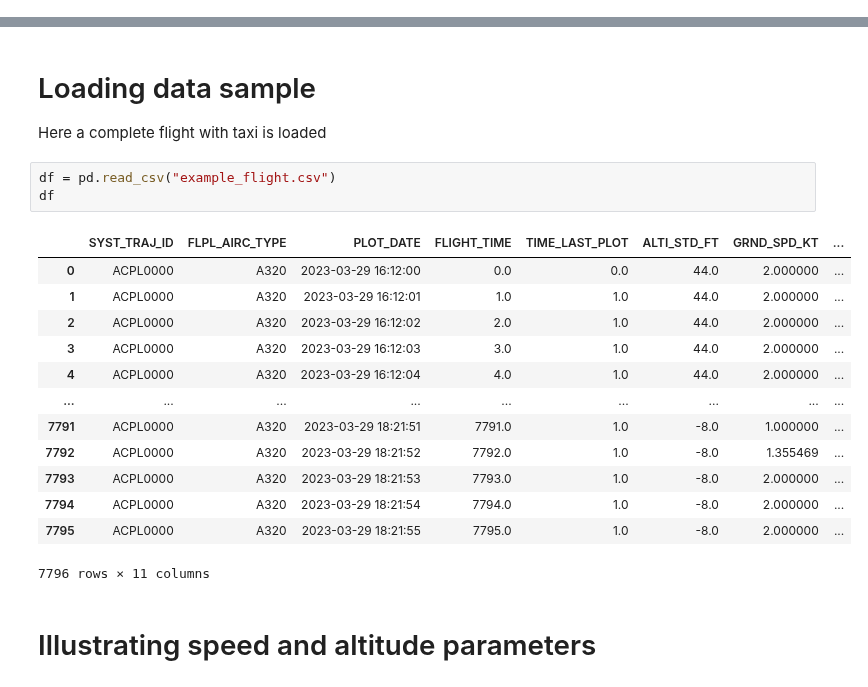
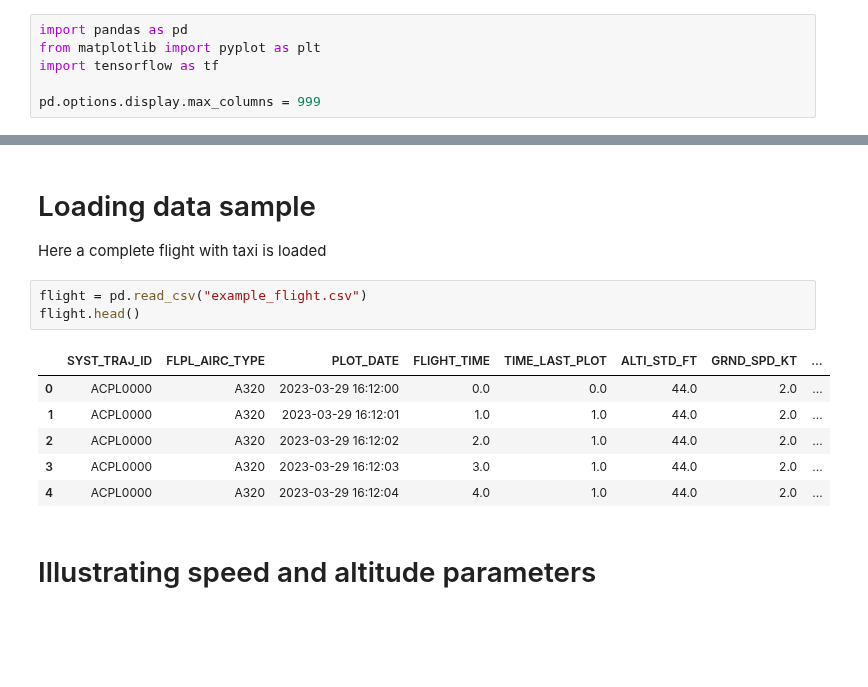
Before and after one commit to DGAC/Acropole, a Jupyter notebook: examples/examples.ipynb, the cells around one changed output, grey strips where cells are left out. Drawn from its saved outputs; the diff is of its cells as text; blank space fills up the shorter version.

Commit message:
remove intermediate flight columns, update example

```diff
--- a/examples/examples.ipynb
+++ b/examples/examples.ipynb
@@ -64,0 +1,6 @@ cols_out = [
+# %%
+import pandas as pd
+from matplotlib import pyplot as plt
+import tensorflow as tf
+
+pd.options.display.max_columns = 999
@@ -66,21 +15,14 @@ cols_out = [
 # Loading data sample
 Here a complete flight with taxi is loaded
 # %%
-df = pd.read_csv("example_flight.csv")
-df
+flight = pd.read_csv("example_flight.csv")
+flight.head()
 # %% [output]
 |  | SYST_TRAJ_ID | FLPL_AIRC_TYPE | PLOT_DATE | FLIGHT_TIME | TIME_LAST_PLOT | ALTI_STD_FT | GRND_SPD_KT | ... |
-| 0 | ACPL0000 | A320 | 2023-03-29 16:12:00 | 0.0 | 0.0 | 44.0 | 2.000000 | ... |
-| 1 | ACPL0000 | A320 | 2023-03-29 16:12:01 | 1.0 | 1.0 | 44.0 | 2.000000 | ... |
-| 2 | ACPL0000 | A320 | 2023-03-29 16:12:02 | 2.0 | 1.0 | 44.0 | 2.000000 | ... |
-| 3 | ACPL0000 | A320 | 2023-03-29 16:12:03 | 3.0 | 1.0 | 44.0 | 2.000000 | ... |
-| 4 | ACPL0000 | A320 | 2023-03-29 16:12:04 | 4.0 | 1.0 | 44.0 | 2.000000 | ... |
-| ... | ... | ... | ... | ... | ... | ... | ... | ... |
-| 7791 | ACPL0000 | A320 | 2023-03-29 18:21:51 | 7791.0 | 1.0 | -8.0 | 1.000000 | ... |
-| 7792 | ACPL0000 | A320 | 2023-03-29 18:21:52 | 7792.0 | 1.0 | -8.0 | 1.355469 | ... |
-| 7793 | ACPL0000 | A320 | 2023-03-29 18:21:53 | 7793.0 | 1.0 | -8.0 | 2.000000 | ... |
-| 7794 | ACPL0000 | A320 | 2023-03-29 18:21:54 | 7794.0 | 1.0 | -8.0 | 2.000000 | ... |
-| 7795 | ACPL0000 | A320 | 2023-03-29 18:21:55 | 7795.0 | 1.0 | -8.0 | 2.000000 | ... |
+| 0 | ACPL0000 | A320 | 2023-03-29 16:12:00 | 0.0 | 0.0 | 44.0 | 2.0 | ... |
+| 1 | ACPL0000 | A320 | 2023-03-29 16:12:01 | 1.0 | 1.0 | 44.0 | 2.0 | ... |
+| 2 | ACPL0000 | A320 | 2023-03-29 16:12:02 | 2.0 | 1.0 | 44.0 | 2.0 | ... |
+| 3 | ACPL0000 | A320 | 2023-03-29 16:12:03 | 3.0 | 1.0 | 44.0 | 2.0 | ... |
+| 4 | ACPL0000 | A320 | 2023-03-29 16:12:04 | 4.0 | 1.0 | 44.0 | 2.0 | ... |
-7796 rows × 11 columns
 # %% [markdown]
 # Illustrating speed and altitude parameters
```
Also changed, not shown: parts of 16 cells of this notebook, 1 other file.
